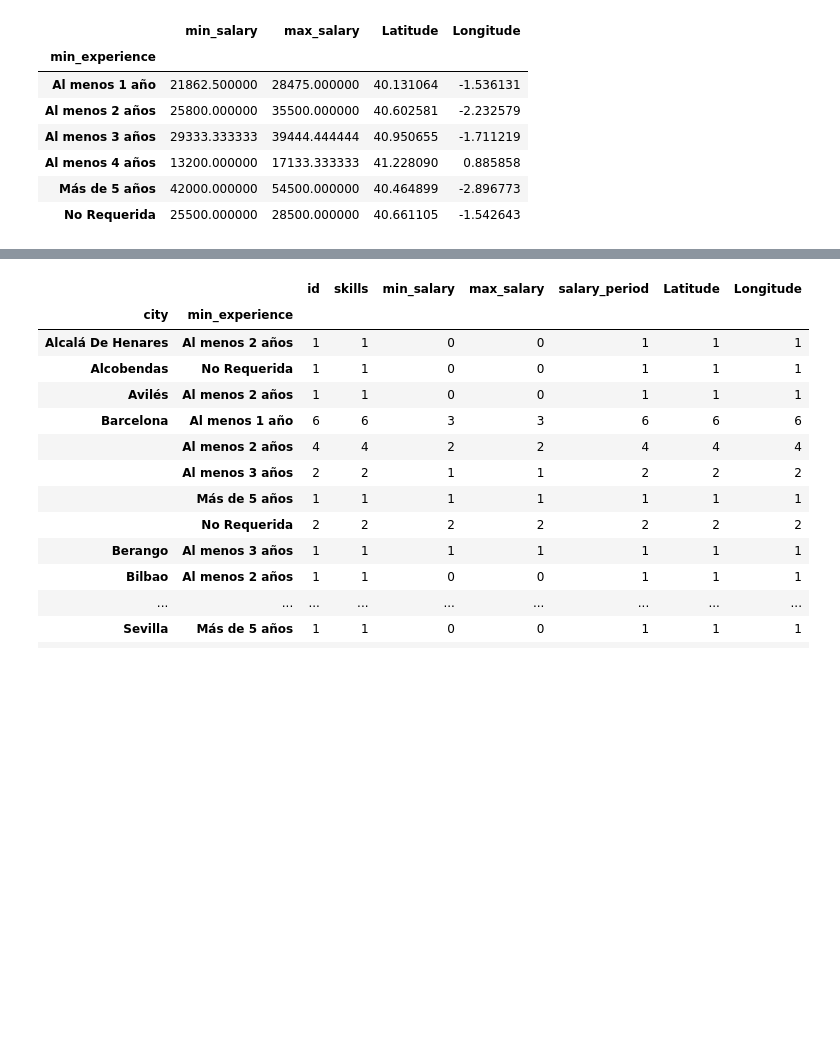
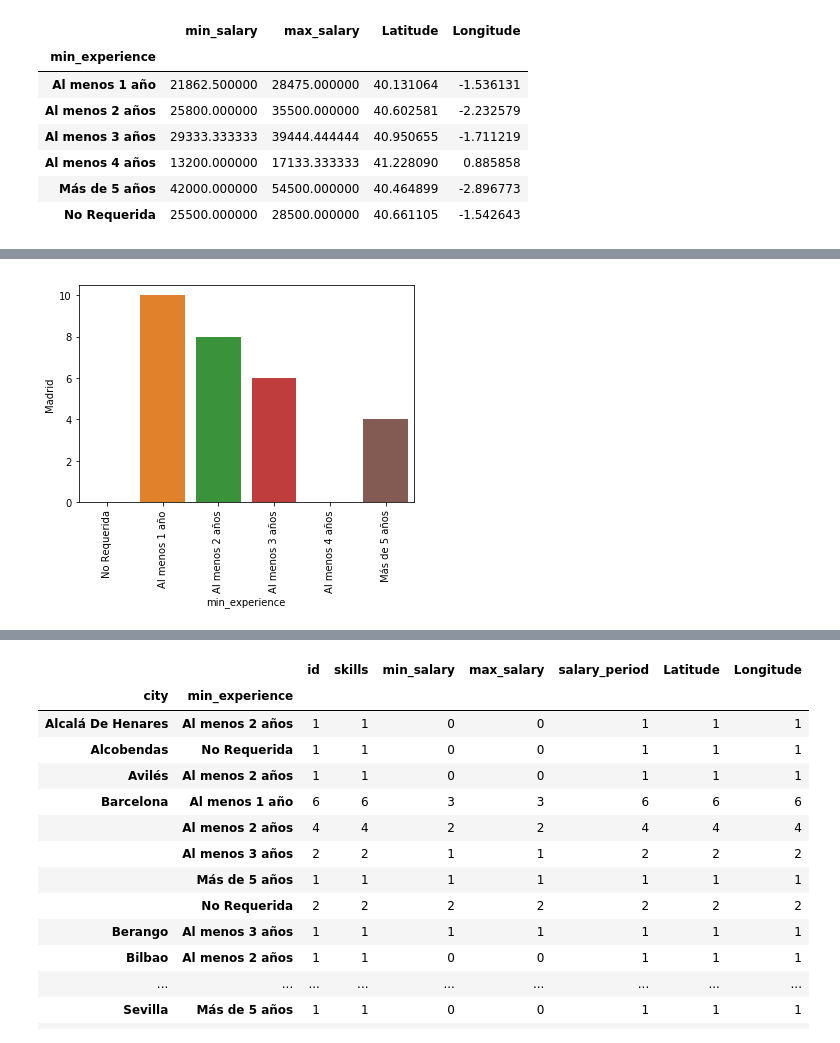
Before and after one commit to jbe1992/your-own-project, a Jupyter notebook: Project.ipynb, the cells around one changed output, grey strips where cells are left out. Drawn from its saved outputs; the diff is of its cells as text; code cells hidden in the pictures; blank space fills up the shorter version.

Commit message:
Gráficos de ofertas de trabajo Madrid vs BCN

```diff
--- a/Project.ipynb
+++ b/Project.ipynb
@@ -154,0 +157,3 @@ bf_df[bf_df['city'] == 'Madrid'].groupby(['city', 'min_experience']).count()
+# %%
+mad_data = bf_df[bf_df['city'] == 'Madrid']
+mad_data.head()
@@ -155,3 +167,10 @@ bf_df[bf_df['city'] == 'Madrid'].groupby(['city', 'min_experience']).count()
+# %%
+sns.countplot(x = 'min_experience', data = mad_data, order=['No Requerida','Al menos 1 año','Al menos 2 años','Al menos 3 años','Al menos 4 años', 'Más de 5 años'])
+plt.xticks(rotation=90)
+plt.ylabel('Madrid')
+plt.show()
+# %% [output]
+[figure, added]
 # %%
 bf_df[bf_df['city'] == 'Barcelona'].groupby(['city', 'min_experience']).count()
 # %% [output]
```
Also changed, not shown: parts of 12 cells of this notebook.
